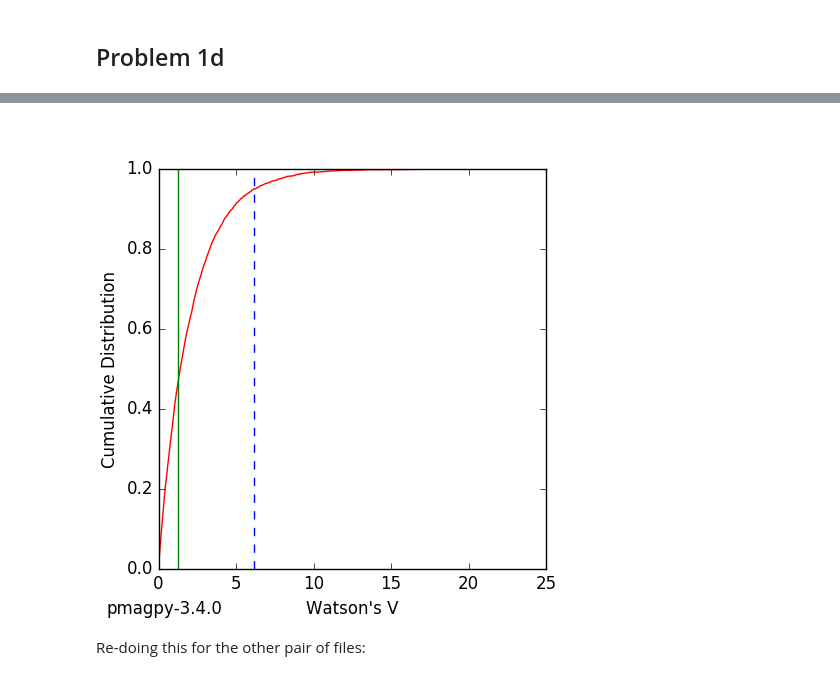
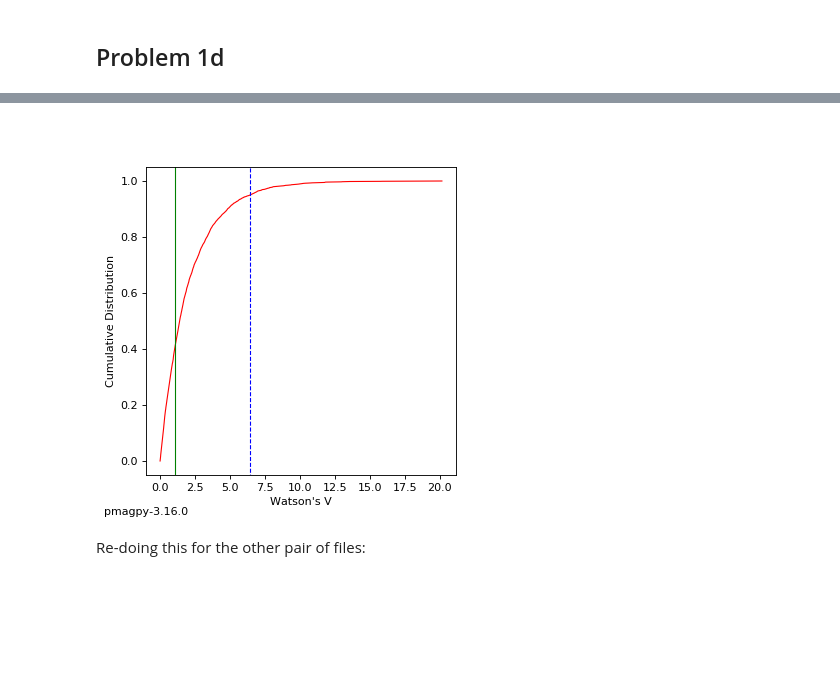
Before and after one commit to ltauxe/Essentials_Notebooks, a Jupyter notebook: Chapter_11/essentials_ch_11.ipynb, the cells around one changed output, grey strips where cells are left out. Cells and saved outputs as stored; diff of their text form; code cells hidden in the pictures; blank space fills up the shorter version.

Commit message:
modified:   Chapter_11/essentials_ch_11.ipynb 	modified:   Chapter_11/ps11_prob1a.dat

```diff
--- a/Chapter_11/essentials_ch_11.ipynb
+++ b/Chapter_11/essentials_ch_11.ipynb
@@ -223,6 +279,6 @@ Watson's V,  Vcrit:
 # %%
-Image(filename='WatsonsV_ps11_prob1a.dat_ps11_prob1c.dat.png')
+Image(filename='watsons_v_ps11_prob1a_ps11_prob1c.png')
 # %% [output]
-[figure, old version]
+[figure, new version]
 # %% [markdown]
 Re-doing this for the other pair of files:
```
Also changed, not shown: parts of 62 cells of this notebook, 1 other file.
